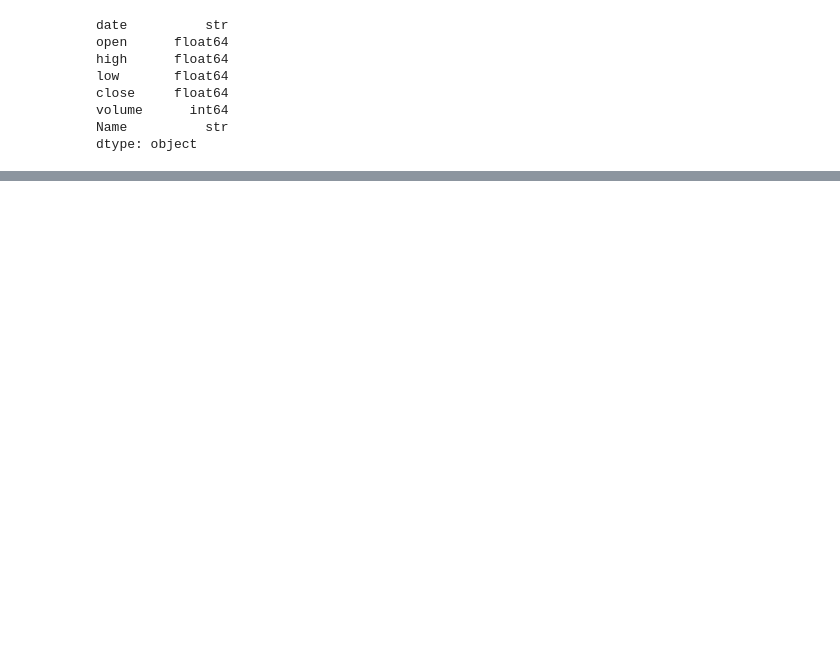
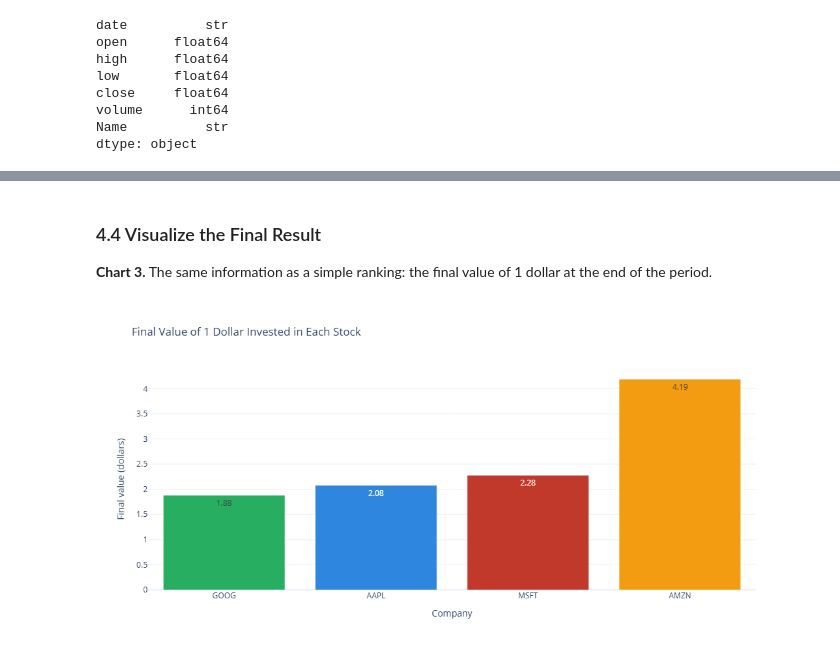
Before and after one commit to ualiurrahat/stock-market-data-analysis, a Jupyter notebook: notebooks/stock_market_data_analysis.ipynb, the cells around one changed output, grey strips where cells are left out. Drawn from its saved outputs; the diff is of its cells as text; code cells hidden in the pictures; blank space fills up the shorter version.

```diff
--- a/notebooks/stock_market_data_analysis.ipynb
+++ b/notebooks/stock_market_data_analysis.ipynb
@@ -587,0 +459,22 @@ px.bar(monthly_returns,
+# %% [markdown]
+### 4.4 Visualize the Final Result
+
+**Chart 3.** The same information as a simple ranking: the final value of 1 dollar at the end of the period.
+# %%
+final_df = final_returns.rename("final_value").reset_index().sort_values("final_value")
+
+fig = px.bar(
+    final_df,
+    x="Name",
+    y="final_value",
+    color="Name",
+    color_discrete_map=COLORS,
+    text_auto=".2f",
+    title="Final Value of 1 Dollar Invested in Each Stock",
+    labels={"Name": "Company", "final_value": "Final value (dollars)"},
+)
+fig.update_layout(showlegend=False)
+
+save_chart(fig, "03_final_value")
+# %% [output]
+[figure, added]
```
Also changed, not shown: parts of 186 cells of this notebook, 1 other file.
